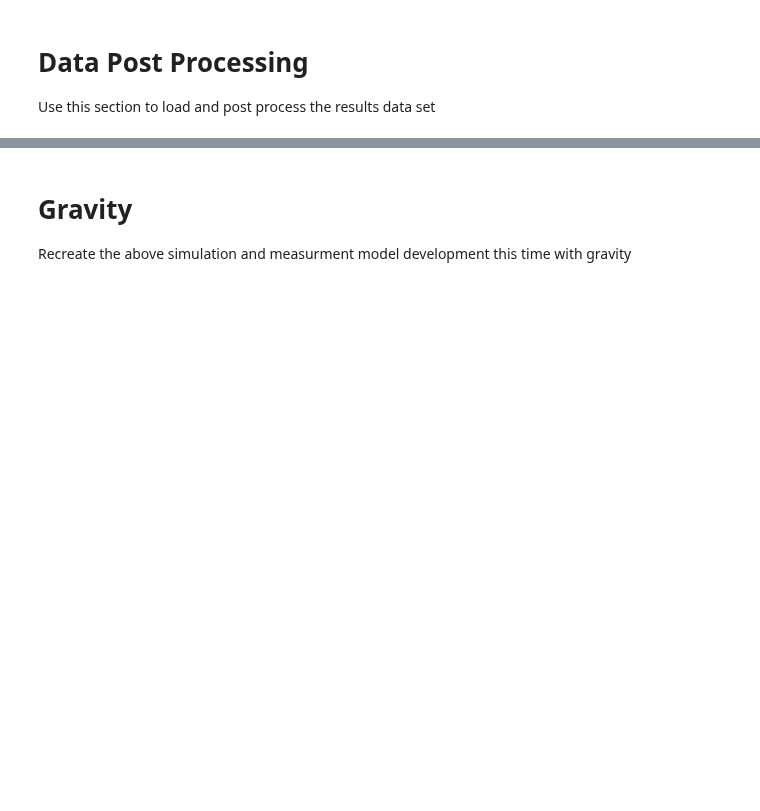
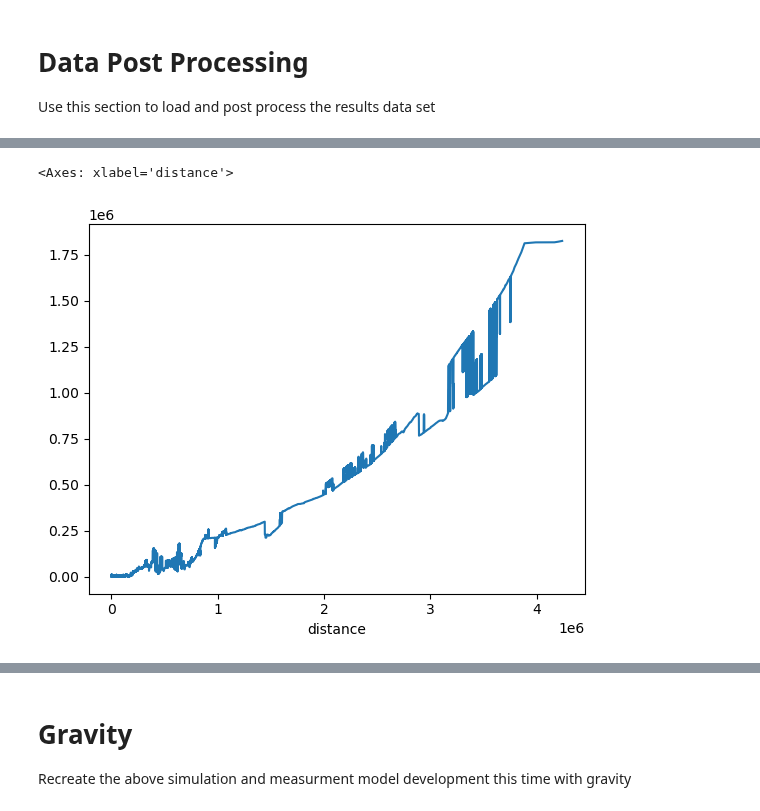
Before and after one commit to jbrodovsky/geophysical_nav, a Jupyter notebook: bathy_pf.ipynb, the cells around one changed output, grey strips where cells are left out. Saved outputs shown, nothing was run; the diff lists cells and outputs as text; code cells hidden in the pictures; blank space fills up the shorter version.

```diff
--- a/bathy_pf.ipynb
+++ b/bathy_pf.ipynb
@@ -406,0 +462,5 @@ len(recovery)
+# %%
+mean_error.rolling(100, min_periods=1).median().plot()
+# %% [output]
+<Axes: xlabel='distance'>
+[figure, added]
```
Also changed, not shown: parts of 30 cells of this notebook, 1 other file.
